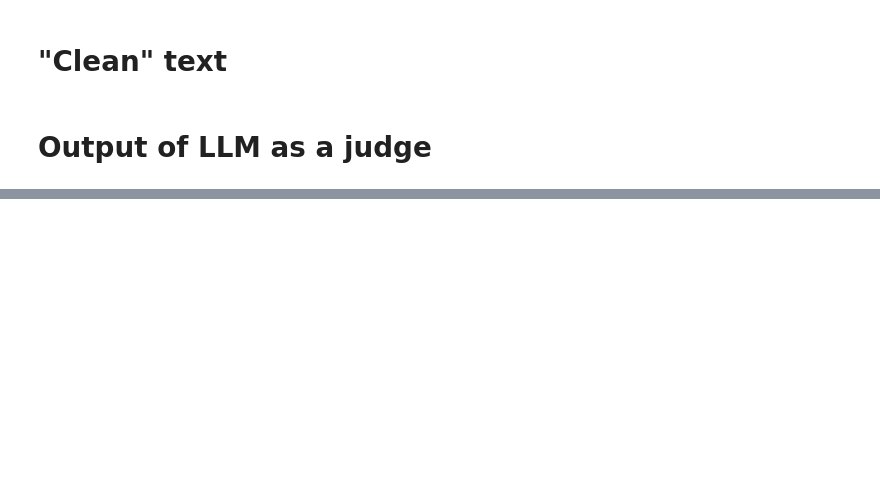
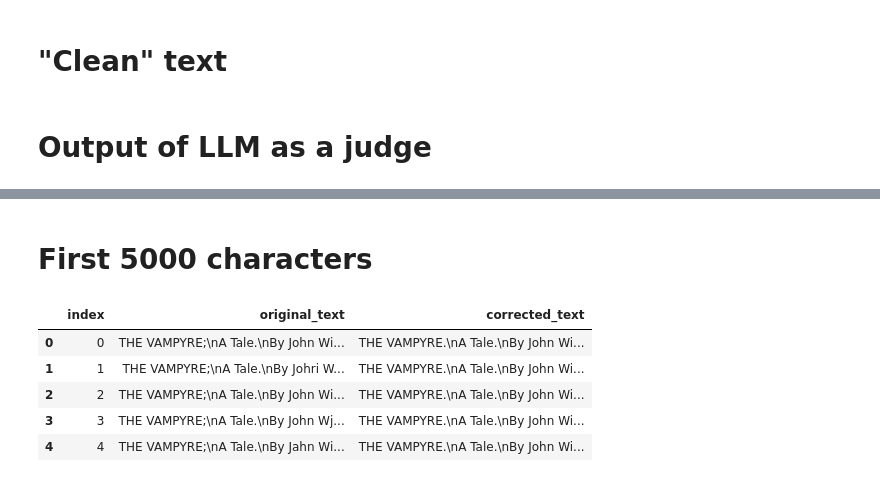
Before and after one commit to tgarnier067/MNLP-project-2, a Jupyter notebook: 06_output_files.ipynb, the cells around one changed output, grey strips where cells are left out. Saved outputs shown, nothing was run; the diff lists cells and outputs as text; code cells hidden in the pictures; blank space fills up the shorter version.

```diff
--- a/06_output_files.ipynb
+++ b/06_output_files.ipynb
@@ -62,0 +228,12 @@ with open(f"Pythoms-hw2_ocr-judge_{model_name}.json", "w", encoding="utf-8") as
+# %% [markdown]
+# First 5000 characters
+# %%
+bart_text = pd.read_csv("bart_correction.csv")
+bart_text.head()
+# %% [output]
+|  | index | original_text | corrected_text |
+| 0 | 0 | THE VAMPYRE;\nA Tale.\nBy John Wi... | THE VAMPYRE.\nA Tale.\nBy John Wi... |
+| 1 | 1 | THE VAMPYRE;\nA Tale.\nBy Johri W... | THE VAMPYRE.\nA Tale.\nBy John Wi... |
+| 2 | 2 | THE VAMPYRE;\nA Tale.\nBy John Wi... | THE VAMPYRE.\nA Tale.\nBy John Wi... |
+| 3 | 3 | THE VAMPYRE;\nA Tale.\nBy John Wj... | THE VAMPYRE.\nA Tale.\nBy John Wi... |
+| 4 | 4 | THE VAMPYRE;\nA Tale.\nBy Jahn Wi... | THE VAMPYRE.\nA Tale.\nBy John Wi... |
```
Also changed, not shown: parts of 21 cells of this notebook.
